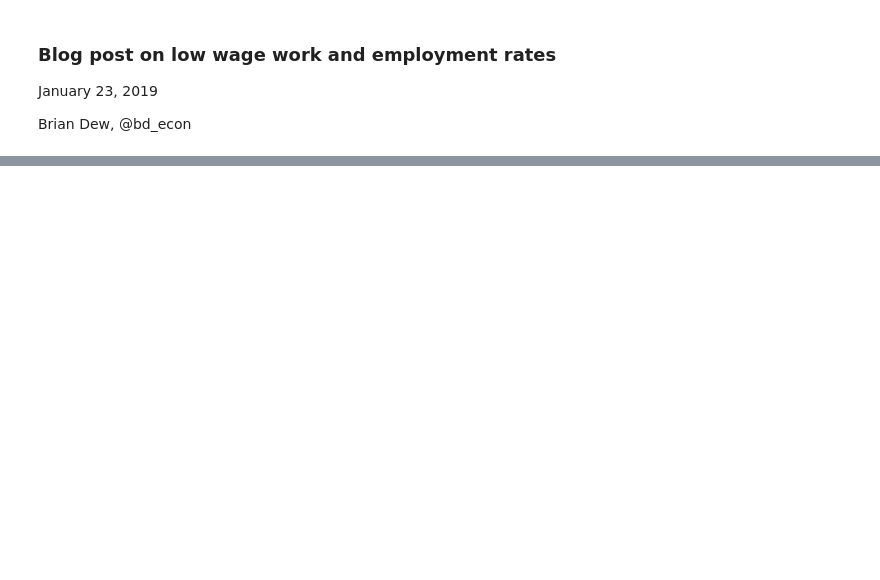
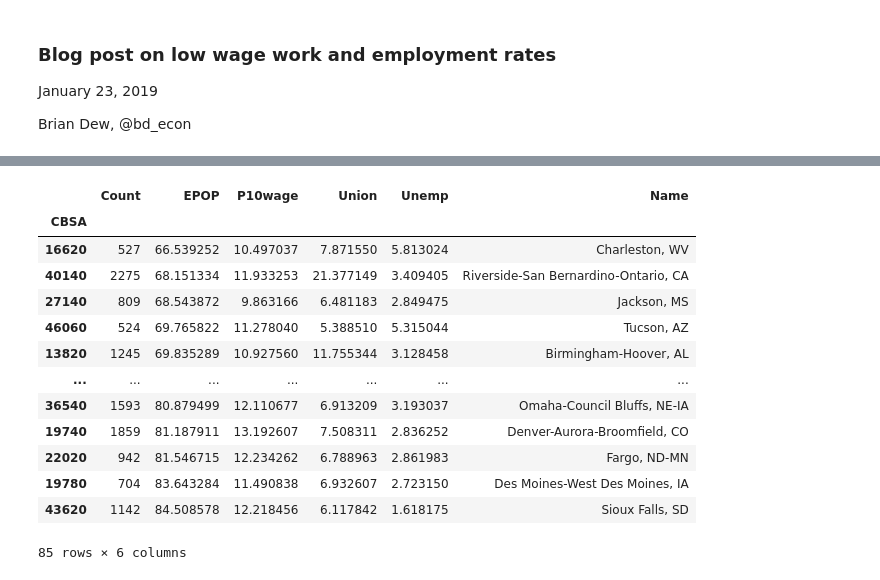
Before and after one commit to bdecon/econ_data, a Jupyter notebook: micro/CPS_EPOP_P10wage_CBSA.ipynb, the cells around one changed output, grey strips where cells are left out. Saved outputs shown, nothing was run; the diff lists cells and outputs as text; code cells hidden in the pictures; blank space fills up the shorter version.

```diff
--- a/micro/CPS_EPOP_P10wage_CBSA.ipynb
+++ b/micro/CPS_EPOP_P10wage_CBSA.ipynb
@@ -122,0 +121,17 @@ plt.savefig('CBSA_p10wage_epop.png')
+# %%
+data.sort_values('EPOP')
+# %% [output]
+|  | Count | EPOP | P10wage | Union | Unemp | Name |
+| CBSA |  |  |  |  |  |  |
+| 16620 | 527 | 66.539252 | 10.497037 | 7.871550 | 5.813024 | Charleston, WV |
+| 40140 | 2275 | 68.151334 | 11.933253 | 21.377149 | 3.409405 | Riverside-San Bernardino-Ontario, CA |
+| 27140 | 809 | 68.543872 | 9.863166 | 6.481183 | 2.849475 | Jackson, MS |
+| 46060 | 524 | 69.765822 | 11.278040 | 5.388510 | 5.315044 | Tucson, AZ |
+| 13820 | 1245 | 69.835289 | 10.927560 | 11.755344 | 3.128458 | Birmingham-Hoover, AL |
+| ... | ... | ... | ... | ... | ... | ... |
+| 36540 | 1593 | 80.879499 | 12.110677 | 6.913209 | 3.193037 | Omaha-Council Bluffs, NE-IA |
+| 19740 | 1859 | 81.187911 | 13.192607 | 7.508311 | 2.836252 | Denver-Aurora-Broomfield, CO |
+| 22020 | 942 | 81.546715 | 12.234262 | 6.788963 | 2.861983 | Fargo, ND-MN |
+| 19780 | 704 | 83.643284 | 11.490838 | 6.932607 | 2.723150 | Des Moines-West Des Moines, IA |
+| 43620 | 1142 | 84.508578 | 12.218456 | 6.117842 | 1.618175 | Sioux Falls, SD |
+85 rows × 6 columns
```
Also changed, not shown: parts of 3 cells of this notebook, 21 other files.
